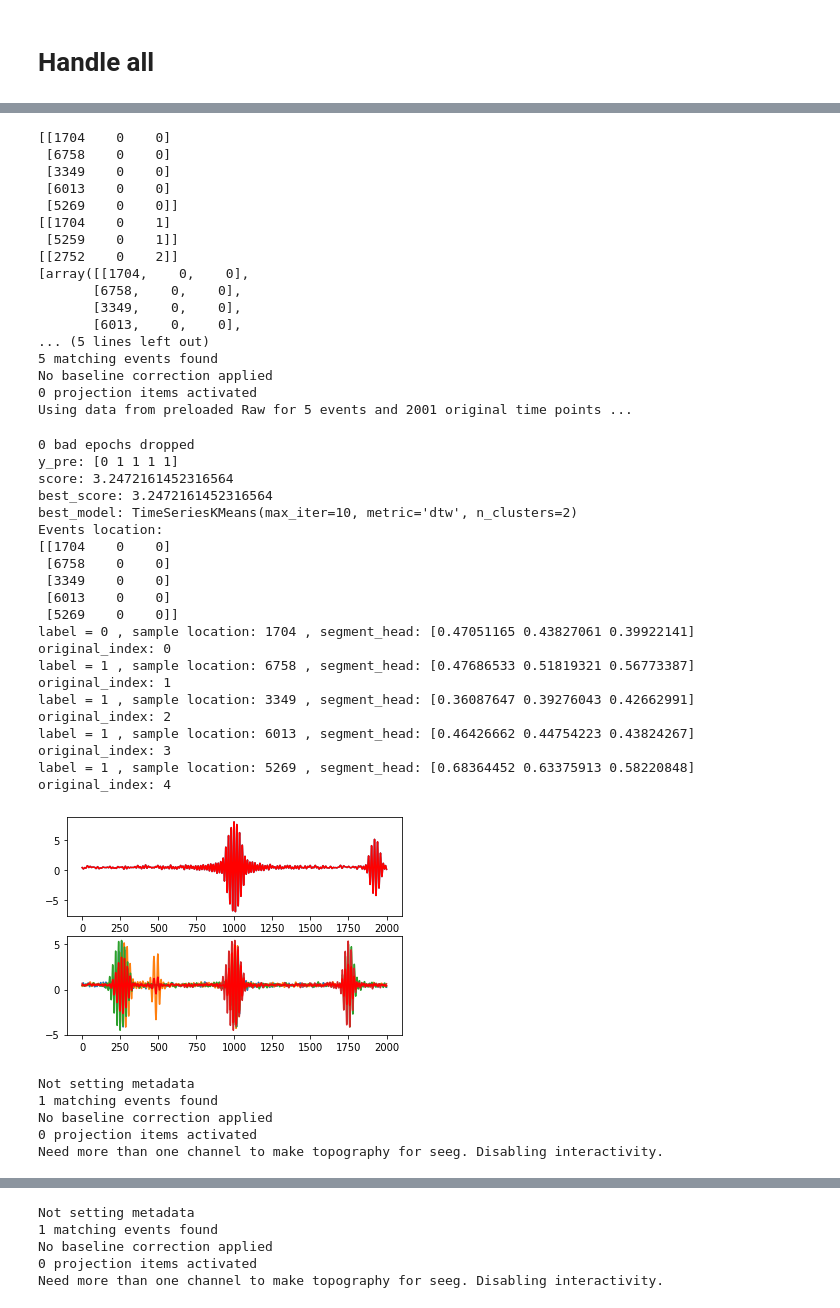
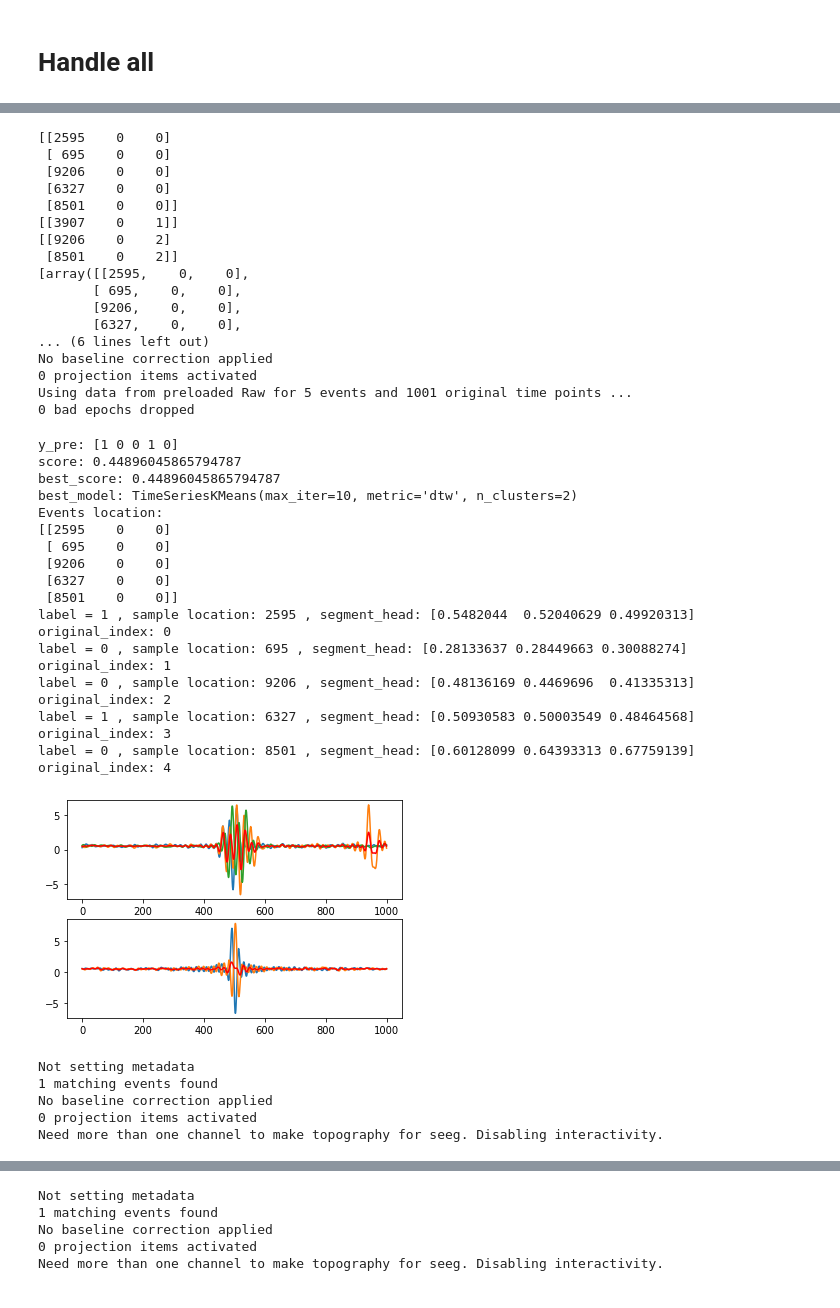
Before and after one commit to lhrkkk/LFP, a Jupyter notebook: all.ipynb, the cells around one changed output, grey strips where cells are left out. Saved outputs shown, nothing was run; the diff lists cells and outputs as text; code cells hidden in the pictures.

```diff
--- a/all.ipynb
+++ b/all.ipynb
@@ -23,8 +23,8 @@ fmin=5.
 fmax=100.
 
 # Event 窗口前后宽度
-tmin=-1
-tmax=1
+tmin=-0.5
+tmax=0.5
 
 # 聚类方法, Kmeans, TimeSeriesKmeans_DTW, DBSCAN, ward
 # algorithm='kmeans'
@@ -1035,11 +1038,14 @@ def clustering(ievents,algorithm,pipeline=pipeline([])):
 def print_sample(first_sample):
     _events = np.zeros((1, 3), dtype=int)
     _events[:, 0] = [first_sample]
-    _epochs = Epochs(raw, _events, 0, tmin=-1, tmax=1,
+    _epochs = Epochs(raw, _events, 0, tmin=tmin, tmax=tmax,
                 # reject=dict(seeg=4000),
                 baseline=None)
     # epochs.average().plot(title=str(first_sample))
-    _epochs.average().plot(titles='segment at sample: '+str(first_sample))
+    try:
+        _epochs.average().plot(titles='segment at sample: '+str(first_sample))
+    except:
+        print(f'segment {first_sample} out of sample range')
 # %% [markdown]
 ## Plot Clusters
 # %%
@@ -1125,66 +1133,65 @@ for (i,lab) in enumerate(type_id):
     else:
         long_events=np.vstack((long_events,freq_events))
     # print(long_events)
     sep_freq_events.append(freq_events)
 
 print(sep_freq_events)
 # print(long_events)
 
 # epochs = Epochs(raw, long_events,tmin=tmin, tmax=tmax,baseline=None)
 
 # 波形分类：对每个同频率的 events 里面进行（滤波）聚类。
 for ievents,irange in zip(sep_freq_events,type_freq_range):
   # iepochs = Epochs(raw, ievents, ievents[0][2], tmin=tmin, tmax=tmax,baseline=None)
   # print(iepochs)
   # iepochs.get_data()[:,0]
   # source=iepochs.get_data()[:,0]
   # print(iepochs)
   # ans=clustering(ievents,var_from_name(algorithm))
 #   p=pipeline([])
-# p=pipeline([zscore,downsample(3),bandpass([0,50])])
     print('freq range: ',irange)
-    print(len(ievents))
+    print(f'sample numbers: {len(ievents)}')
     if len(ievents)<=2:
         continue
     p=pipeline([zscore,downsample(6)])
+    p=pipeline([zscore,downsample(3),bandpass([irange[0],irange[1]])])
     ans=clustering(ievents,algorithm,p)
     plot_clusters(ans)
-    # plot_p_clusters(ans)
+    plot_p_clusters(ans)
 # %% [output]
-[[1704    0    0]
- [6758    0    0]
- [3349    0    0]
- [6013    0    0]
- [5269    0    0]]
-[[1704    0    1]
- [5259    0    1]]
-[[2752    0    2]]
-[array([[1704,    0,    0],
-       [6758,    0,    0],
-       [3349,    0,    0],
-       [6013,    0,    0],
-... (5 lines left out)
-5 matching events found
+[[2595    0    0]
+ [ 695    0    0]
+ [9206    0    0]
+ [6327    0    0]
+ [8501    0    0]]
+[[3907    0    1]]
+[[9206    0    2]
+ [8501    0    2]]
+[array([[2595,    0,    0],
+       [ 695,    0,    0],
+       [9206,    0,    0],
+       [6327,    0,    0],
+... (6 lines left out)
 No baseline correction applied
 0 projection items activated
-Using data from preloaded Raw for 5 events and 2001 original time points ...
+Using data from preloaded Raw for 5 events and 1001 original time points ...
+0 bad epochs dropped
-0 bad epochs dropped
-y_pre: [0 1 1 1 1]
-score: 3.2472161452316564
-best_score: 3.2472161452316564
+y_pre: [1 0 0 1 0]
+score: 0.44896045865794787
+best_score: 0.44896045865794787
 best_model: TimeSeriesKMeans(max_iter=10, metric='dtw', n_clusters=2)
 Events location:
-[[1704    0    0]
- [6758    0    0]
- [3349    0    0]
- [6013    0    0]
- [5269    0    0]]
-label = 0 , sample location: 1704 , segment_head: [0.47051165 0.43827061 0.39922141] original_index: 0
-label = 1 , sample location: 6758 , segment_head: [0.47686533 0.51819321 0.56773387] original_index: 1
-label = 1 , sample location: 3349 , segment_head: [0.36087647 0.39276043 0.42662991] original_index: 2
-label = 1 , sample location: 6013 , segment_head: [0.46426662 0.44754223 0.43824267] original_index: 3
-label = 1 , sample location: 5269 , segment_head: [0.68364452 0.63375913 0.58220848] original_index: 4
+[[2595    0    0]
+ [ 695    0    0]
+ [9206    0    0]
+ [6327    0    0]
+ [8501    0    0]]
+label = 1 , sample location: 2595 , segment_head: [0.5482044  0.52040629 0.49920313] original_index: 0
+label = 0 , sample location: 695 , segment_head: [0.28133637 0.28449663 0.30088274] original_index: 1
+label = 0 , sample location: 9206 , segment_head: [0.48136169 0.4469696  0.41335313] original_index: 2
+label = 1 , sample location: 6327 , segment_head: [0.50930583 0.50003549 0.48464568] original_index: 3
+label = 0 , sample location: 8501 , segment_head: [0.60128099 0.64393313 0.67759139] original_index: 4
-[figure, old version]
+[figure, new version]
 Not setting metadata
 1 matching events found
 No baseline correction applied
```
Also changed, not shown: parts of 9 cells of this notebook.
